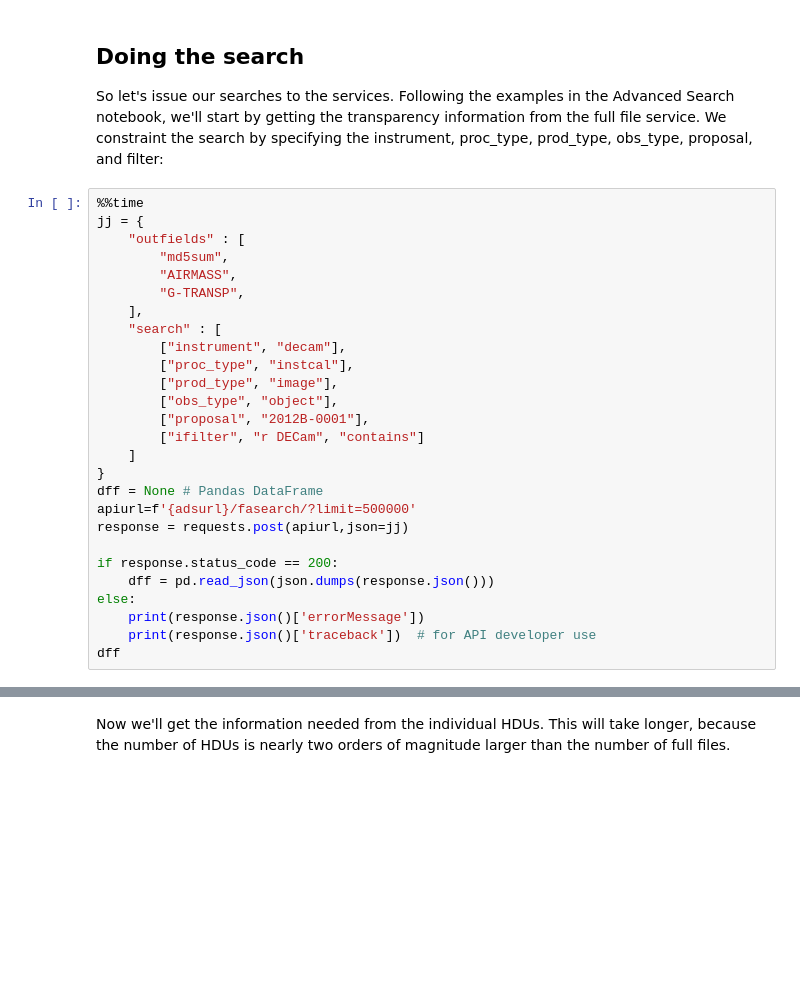
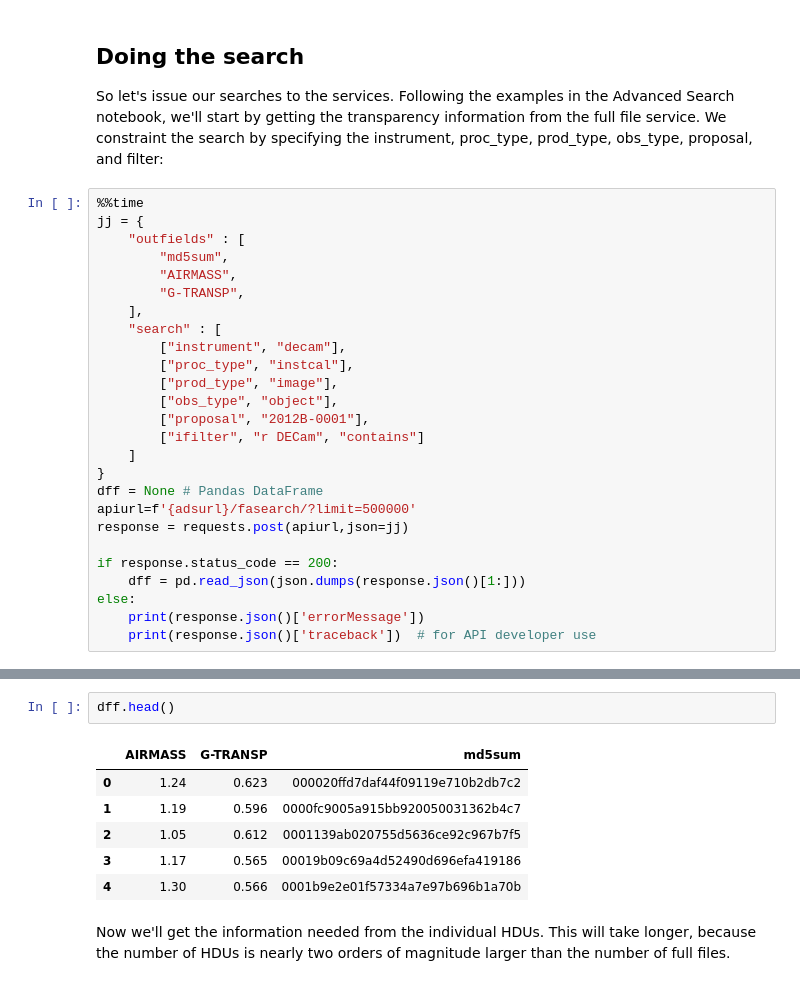
Before and after one commit to NOAO/nat-nb, a Jupyter notebook: exposure-map.ipynb, the cells around one changed output, grey strips where cells are left out. Drawn from its saved outputs; the diff is of its cells as text; blank space fills up the shorter version.

```diff
--- a/exposure-map.ipynb
+++ b/exposure-map.ipynb
@@ -163,9 +170,8 @@ apiurl=f'{adsurl}/fasearch/?limit=500000'
 response = requests.post(apiurl,json=jj)
 
 if response.status_code == 200:
-    dff = pd.read_json(json.dumps(response.json()))
+    dff = pd.read_json(json.dumps(response.json()[1:]))
 else:
     print(response.json()['errorMessage'])
     print(response.json()['traceback'])  # for API developer use
-dff
 # %% [output]
@@ -174,3 +180,12 @@ Wall time: 24.2 s
+# %%
+dff.head()
+# %% [output]
+|  | AIRMASS | G-TRANSP | md5sum |
+| 0 | 1.24 | 0.623 | 000020ffd7daf44f09119e710b2db7c2 |
+| 1 | 1.19 | 0.596 | 0000fc9005a915bb920050031362b4c7 |
+| 2 | 1.05 | 0.612 | 0001139ab020755d5636ce92c967b7f5 |
+| 3 | 1.17 | 0.565 | 00019b09c69a4d52490d696efa419186 |
+| 4 | 1.30 | 0.566 | 0001b9e2e01f57334a7e97b696b1a70b |
 # %% [markdown]
 Now we'll get the information needed from the individual HDUs.  This will take longer, because the number of HDUs is nearly two orders of magnitude larger than the number of full files.
 # %%
```
Also changed, not shown: parts of 14 cells of this notebook.
